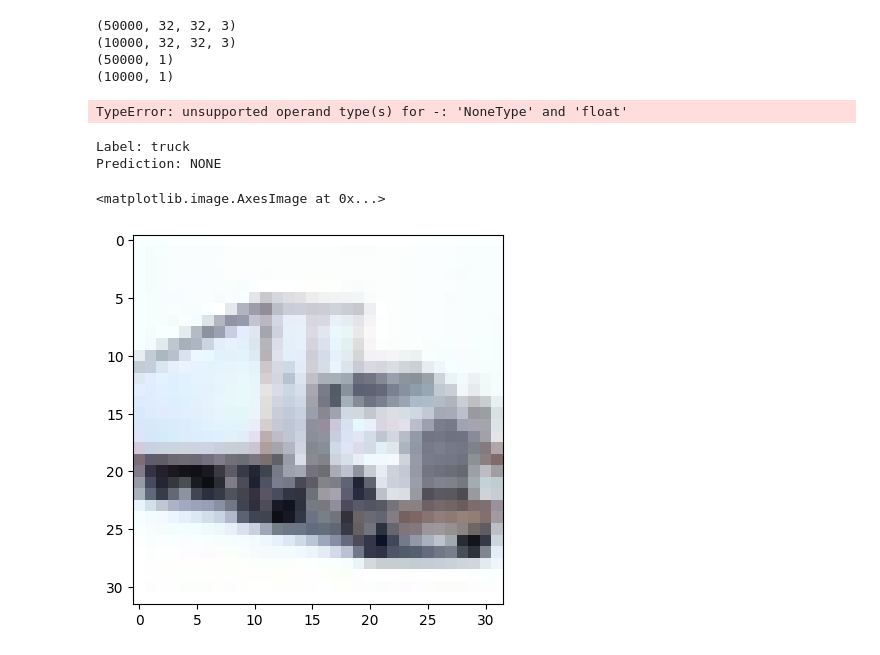
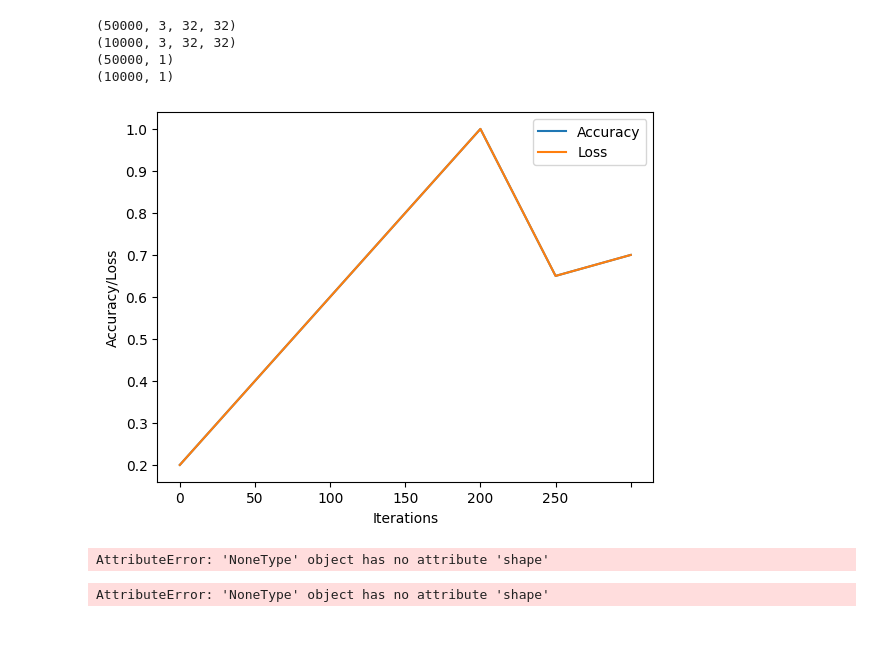
Before and after one commit to haroonsyed/test_cnn, a Jupyter notebook: syed_python_cnn.ipynb, the cells around one changed output. Saved outputs shown, nothing was run; the diff lists cells and outputs as text; code cells hidden in the pictures.

Commit message:
Bring depth to be a dimension above height/width. Implement forward and backward for maxpool. Add performance info and plotting for cnn.

```diff
--- a/syed_python_cnn.ipynb
+++ b/syed_python_cnn.ipynb
@@ -78,28 +114,50 @@ class FullyConnectedLayer:
 # %%
 class CNN:
     def __init__(self, input_shape, num_classifications):
-        input_rows, input_cols, input_channels = input_shape
+        input_channels, input_rows, input_cols = input_shape
         self.input_shape = input_shape
         self.num_classifications = num_classifications
         self.layers = []
+        self.accuracy = []
+        self.loss = []
+        self.curr_performance_info = (0, 0.0, 0) # (num_correct, loss, iter)
 
     def forward(self, input):
         layer_input = input
         for layer in self.layers:
             layer_input = layer.forward(layer_input)
+        return layer_input
 
     def backward(self, output_error, learning_rate):
         layer_error = output_error
         for layer in reversed(self.layers):
             layer_error = layer.backward(layer_error, learning_rate)
 
+    def update_performance_info(self, predictions, labels):
+        curr_iter = self.curr_performance_info[2]
+        if curr_iter % 50 == 0:
+            num_correct = self.curr_performance_info[0]
+            loss = self.curr_performance_info[1]
+            accuracy = num_correct / curr_iter
+            self.accuracy.append(accuracy)
+            self.loss.append(loss)
+            self.curr_performance_info = (0, 0.0, 0)
+
+        # Calculate the number of correct predictions
+        num_correct = np.sum(np.argmax(predictions, axis=1) == np.argmax(labels, axis=1))
+        loss = -np.sum(np.log(labels * predictions))
+        self.curr_performance_info[0] += num_correct
+        self.curr_performance_info[1] += loss
+        self.curr_performance_info[2] += 1
+
     def train(self, input, labels, learning_rate):
         predictions = self.forward(input)
         output_error = predictions - labels
         self.backward(output_error, learning_rate)
+        self.update_performance_info(predictions, labels)
 
     def predict(self, input):
-        return self.forward(input)
+        return np.argmax(self.forward(input))
 
     def add_conv_layer(self, kernel_shape):
         prev_shape = (
@@ -125,6 +183,10 @@ class CNN:
 # Normalize the data
 x_train = x_train / 255.0
 x_test = x_test / 255.0
+
+# Pull channels out so you have depth -> rows -> cols
+x_train = x_train.transpose(0, 3, 1, 2)
+x_test = x_test.transpose(0, 3, 1, 2)
 
 # Load as numpy arrays
 x_train = np.array(x_train)
@@ -137,8 +199,8 @@ print(x_test.shape)
 print(y_train.shape)
 print(y_test.shape)
 # %% [output]
-(50000, 32, 32, 3)
-(10000, 32, 32, 3)
+(50000, 3, 32, 32)
+(10000, 3, 32, 32)
 (50000, 1)
 (10000, 1)
 # %%
@@ -152,7 +214,7 @@ input_width = 32
 input_height = 32
 input_channels = 3
 
-cnn = CNN((input_width, input_height, input_channels), num_classifications)
+cnn = CNN((input_channels, input_width, input_height), num_classifications)
 cnn.add_conv_layer((32, 3, 3))
 cnn.add_conv_layer((64, 3, 3))
 cnn.add_max_pool_layer()
@@ -163,6 +225,24 @@ def one_hot_encode(y, num_classifications):
     for i in range(y.shape[0]):
         encoded[i][y[i]] = 1
     return encoded
+# %%
+def view_accuracy_loss(cnn):
+    # normalize the loss and accuracy
+    accuracy = cnn.accuracy
+    loss = cnn.loss
+    accuracy = [i / max(accuracy) for i in accuracy]
+    loss = [i / max(loss) for i in loss]
+
+    fig, ax = plt.subplots()
+    ax.set_xlabel('Iterations')
+    ax.set_ylabel('Accuracy/Loss')
+    ax.set_xticklabels([str((i-1)*50) for i in range(0, len(accuracy))])
+    ax.plot(accuracy, label='Accuracy')
+    ax.plot(loss, label='Loss')
+    ax.legend()
+    plt.show()
+# %% [output]
+[figure, added]
 # %%
 # Train the model
 learning_rate = 0.01  # For now we will use stochastic gradient descent, not adam
@@ -184,12 +264,14 @@ for epoch in range(epochs):
 
         # Train the model
         cnn.train(x_batch, y_batch, learning_rate)
+
+view_accuracy_loss(cnn)
 # %% [output]
-TypeError: unsupported operand type(s) for -: 'NoneType' and 'float'
+AttributeError: 'NoneType' object has no attribute 'shape'
 # %%
 # Interactive test
 index = np.random.randint(0, len(x_test))
-input = x_test[index]
+input = x_test[index].transpose(1, 2, 0)
 label = y_test[index][0]
 label_names = [
     "airplane",
@@ -208,7 +290,4 @@ print("Label:", label_names[label])
 print("Prediction:", label_names[prediction] if prediction else "NONE")
 plt.imshow(input)
 # %% [output]
-Label: truck
-Prediction: NONE
+AttributeError: 'NoneType' object has no attribute 'shape'
-<matplotlib.image.AxesImage at 0x...>
-[figure, removed]
```
Also changed, not shown: parts of 5 cells of this notebook.
